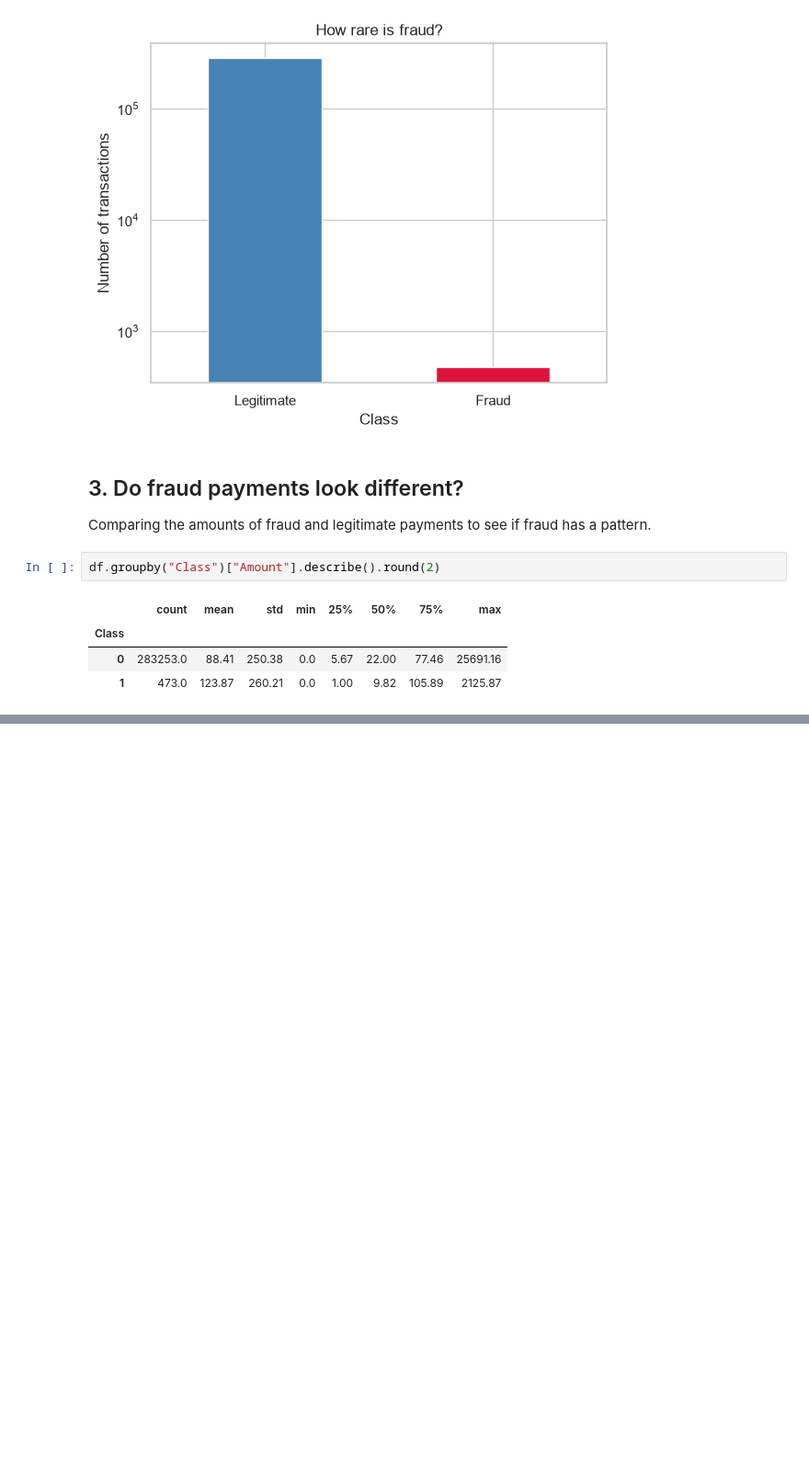
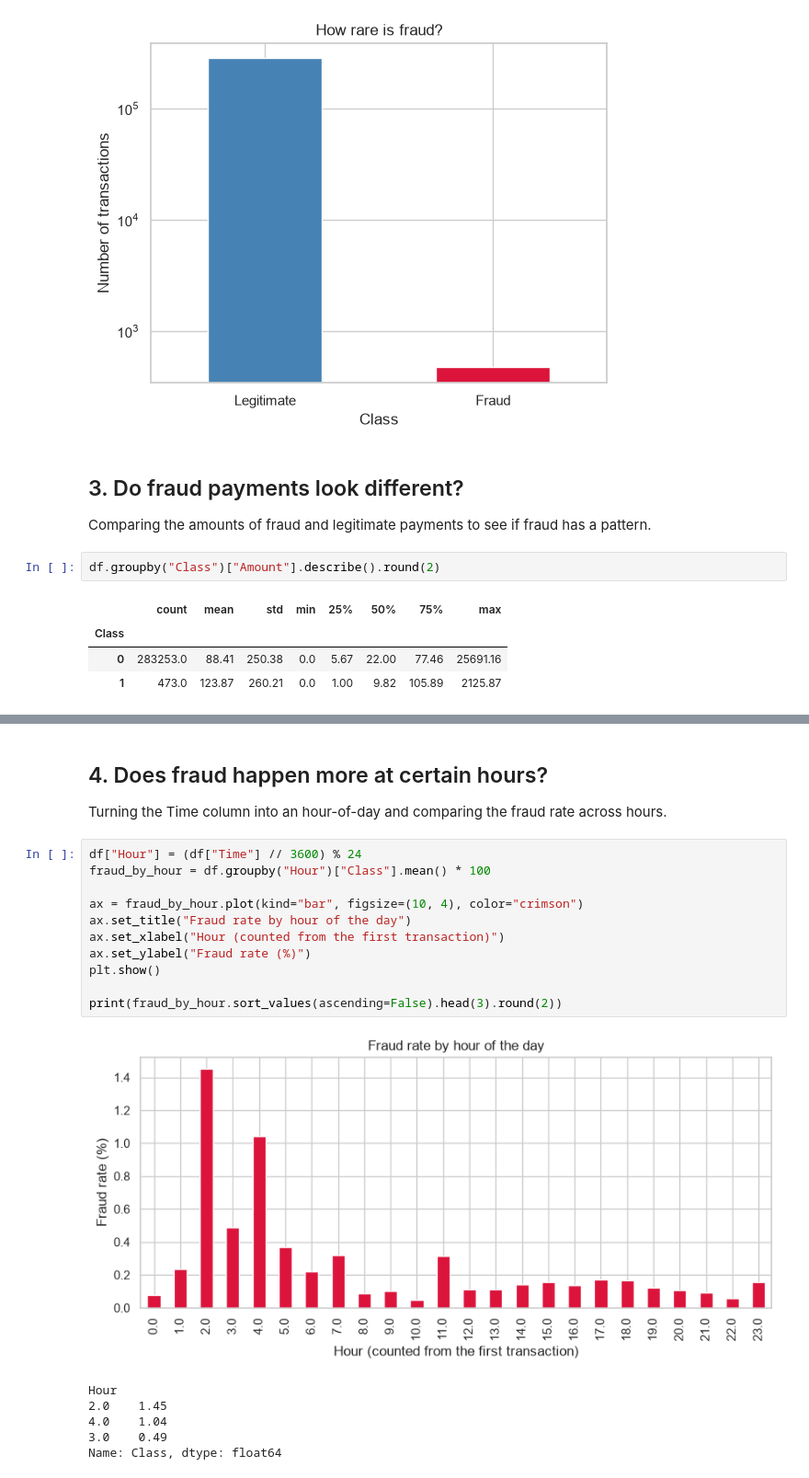
Before and after one commit to scushi963/Conorise_Infotec_Data_Science, a Jupyter notebook: 01_credit_card_fraud/fraud_analytics.ipynb, the cells around one changed output, grey strips where cells are left out. Shown at 92% size. Drawn from its saved outputs; the diff is of its cells as text; blank space fills up the shorter version.

```diff
--- a/01_credit_card_fraud/fraud_analytics.ipynb
+++ b/01_credit_card_fraud/fraud_analytics.ipynb
@@ -102,0 +112,21 @@ df.groupby("Class")["Amount"].describe().round(2)
+# %% [markdown]
+## 4. Does fraud happen more at certain hours?
+Turning the Time column into an hour-of-day and comparing the fraud rate across hours.
+# %%
+df["Hour"] = (df["Time"] // 3600) % 24
+fraud_by_hour = df.groupby("Hour")["Class"].mean() * 100
+
+ax = fraud_by_hour.plot(kind="bar", figsize=(10, 4), color="crimson")
+ax.set_title("Fraud rate by hour of the day")
+ax.set_xlabel("Hour (counted from the first transaction)")
+ax.set_ylabel("Fraud rate (%)")
+plt.show()
+
+print(fraud_by_hour.sort_values(ascending=False).head(3).round(2))
+# %% [output]
+[figure, added]
+Hour
+2.0    1.45
+4.0    1.04
+3.0    0.49
+Name: Class, dtype: float64
```
Also changed, not shown: parts of 29 cells of this notebook, 7 other files.
